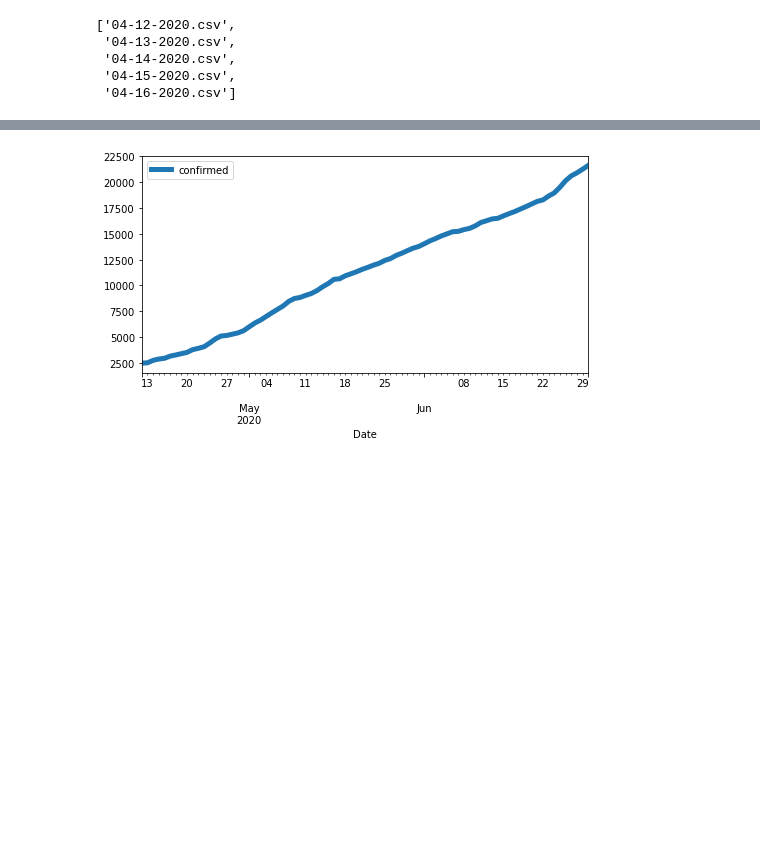
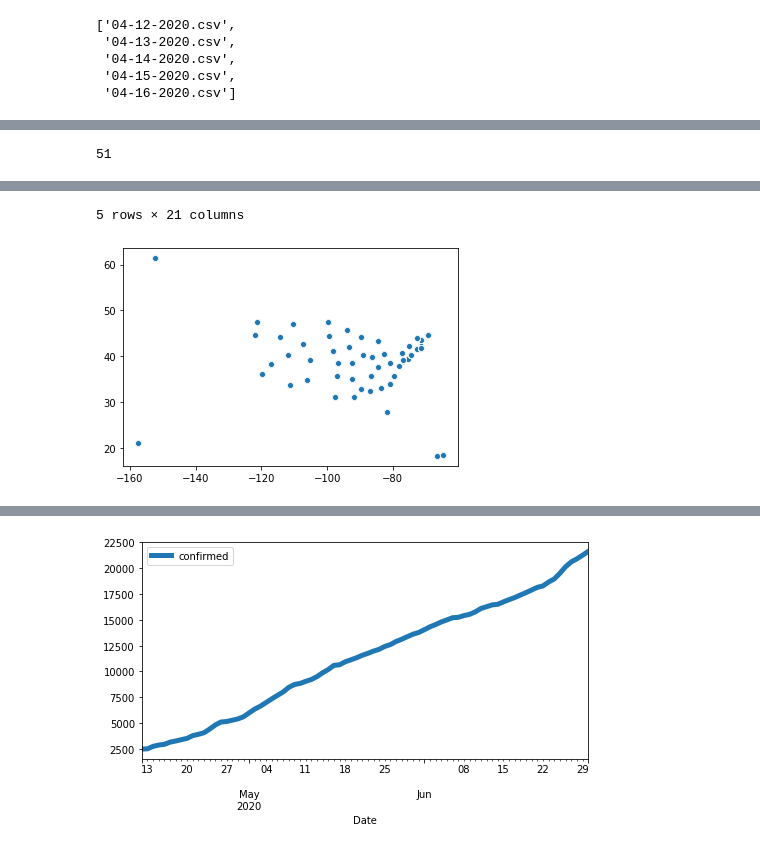
Before and after one commit to jungsNN/covid19-forecast, a Jupyter notebook: roughdraft_5.ipynb, the cells around one changed output, grey strips where cells are left out. Cells and saved outputs as stored; diff of their text form; code cells hidden in the pictures; blank space fills up the shorter version.

```diff
--- a/roughdraft_5.ipynb
+++ b/roughdraft_5.ipynb
@@ -94,0 +75,6 @@ test.head()
+# %%
+#allts.loc[allts.state == 'Florida', 'last_update'].fillna(method='pad')# = allts.groupby()
+#allts.pct_change()
+
+allts.last_update.fillna(method='pad', axis=0, inplace=True)
+allts.isnull().sum()
@@ -94,0 +161,48 @@ test.head()
+# %%
+# Regional Categories
+
+midwest = ['Illinois', 'Indiana', 'Iowa', 'Kansas', 'Michigan', 'Minnesota', 'Missouri', 'Nebraska', 'North Dakota', 'Ohio', 'South Dakota', 'Wisconsin']
+northeast = ['Conneticut', 'Maine', 'Massachusetts', 'New Hampshire', 'New Jersey',
+             'New York', 'Pennsylvania', 'Rhode Island', 'Vermont', 'Washington, D.C']
+south = ['Alabama', 'Arkansas', 'Delaware', 'Florida', 'Georgia', 'Kentucky', 'Louisiana', 'Maryland',
+         'Mississippi', 'North Carolina', 'Oklahoma', 'South Carolina', 'Tennessee', 'Texas', 'Virginia',
+         'West Virginia']
+west = ['Alaska', 'Arizona', 'California', 'Colorado', 'Hawaii', 'Idaho', 'Montana', 'Nevada',
+        'New Mexico', 'Oregon', 'Utah', 'Washington', 'Wyoming']
+
+# Combine all state data together for categorization
+diff_df = pd.concat(daily_dif_dict, axis=0)
+
+# Visualize latitude and longitude using array values
+lat_long = [[lat, long] for lat, long in zip(set(diff_df.lat.values), set(diff_df.long_.values))]
+lat_long_arr = np.array(lat_long).T
+#sns.scatterplot(lat_long_arr[0], lat_long_arr[1])
+
+# Further out regions from the continent makes it hard to recognize the localizations
+us_lat_long = diff_df[(diff_df.lat.values > 0) & (diff_df.long_.values < 130)][['lat', 'long_']]
+
+# Group into 4 regions; rest are "islands"
+geo_list = [midwest, northeast, south, west]
+# Print out total number of states within those 4 regions
+print(np.sum([len(geo_list[0]), len(geo_list[1]), len(geo_list[2]), len(geo_list[3])]))
+
+# Visualize the localization by lat/long of US states
+usGeo_arr = us_lat_long.values.T
+sns.scatterplot(usGeo_arr[1], usGeo_arr[0])
+
+# Create a new dataset with new columns of region codes
+us_diff = diff_df.copy()
+us_diff['region'] = 0
+
+for states in us_diff.state.unique():
+    region = 4
+    for l in range(len(geo_list)):
+        if states in geo_list[l]:
+            region = l
+
+    us_diff.loc[us_diff.state == states, 'region'] += region
+
+us_diff = us_diff.reset_index(level=1, drop=True)
+us_diff.head()
+# %% [output]
+51
@@ -94,0 +215,2 @@ test.head()
+5 rows × 21 columns
+[figure, added]
```
Also changed, not shown: parts of 27 cells of this notebook.
